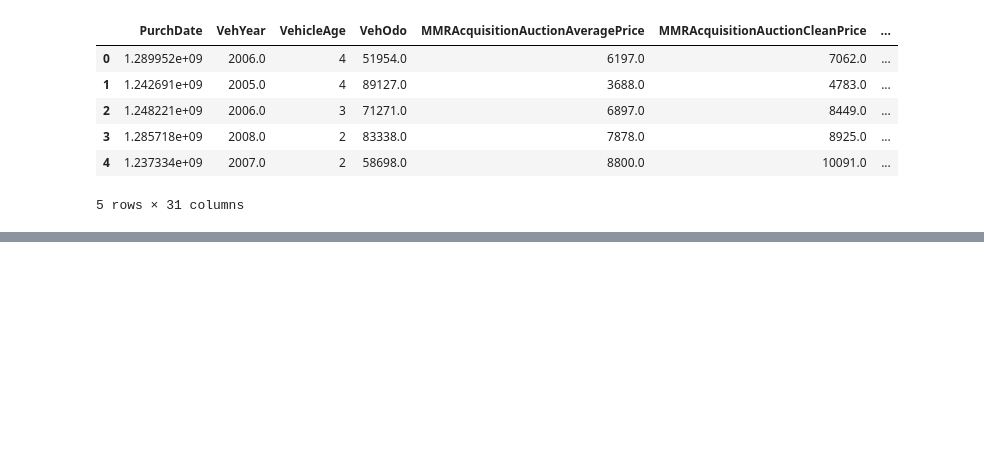
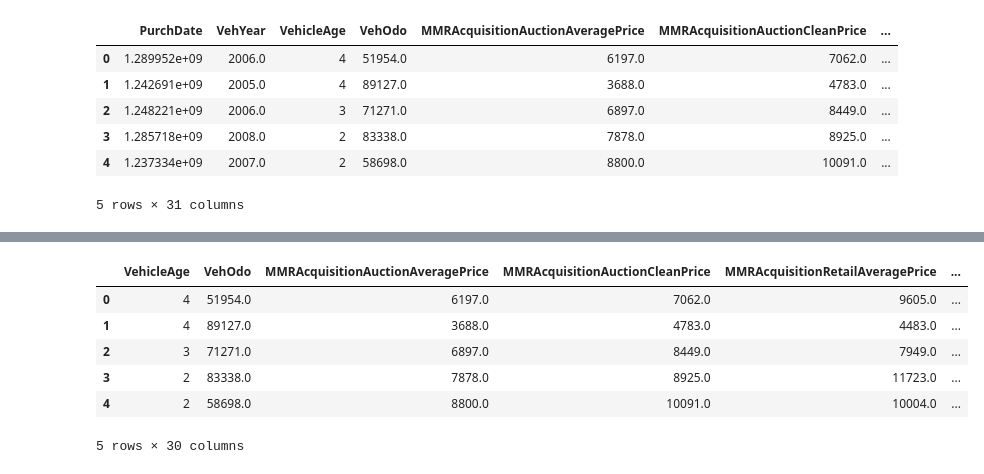
Before and after one commit to agomolka/MASem2DataMining, a Jupyter notebook: car_kick_analysis.ipynb, the cells around one changed output, grey strips where cells are left out. Cells and saved outputs as stored; diff of their text form; code cells hidden in the pictures; blank space fills up the shorter version.

```diff
--- a/car_kick_analysis.ipynb
+++ b/car_kick_analysis.ipynb
@@ -14,0 +69,4 @@ car_kick.head()
+# %%
+#We can drop the value, because all data if from the same year
+#I'll drop the values beacuse they are irrelevant now
+car_kick = car_kick.drop(['PurchAge'], axis=1)
@@ -14,0 +103,3 @@ car_kick.head()
+# %%
+car_kick['VehYear'] = car_kick['VehYear'].astype(int)
+distplot_mean_median(column=car_kick['VehYear'], title="Year of production")
@@ -14,0 +109,6 @@ car_kick.head()
+# %%
+#I will change the date to age of the car
+car_kick['VehAge'] = car_kick['VehYear'].apply(lambda x: int(datetime.date.today().year) - x)
+# %%
+#And I will drop no longer needed cathegory
+car_kick = car_kick.drop(['VehYear'], axis=1)
@@ -14,0 +117,10 @@ car_kick.head()
+# %%
+car_kick.head()
+# %% [output]
+|  | VehicleAge | VehOdo | MMRAcquisitionAuctionAveragePrice | MMRAcquisitionAuctionCleanPrice | MMRAcquisitionRetailAveragePrice | ... |
+| 0 | 4 | 51954.0 | 6197.0 | 7062.0 | 9605.0 | ... |
+| 1 | 4 | 89127.0 | 3688.0 | 4783.0 | 4483.0 | ... |
+| 2 | 3 | 71271.0 | 6897.0 | 8449.0 | 7949.0 | ... |
+| 3 | 2 | 83338.0 | 7878.0 | 8925.0 | 11723.0 | ... |
+| 4 | 2 | 58698.0 | 8800.0 | 10091.0 | 10004.0 | ... |
+5 rows × 30 columns
```
Also changed, not shown: parts of 47 cells of this notebook.
